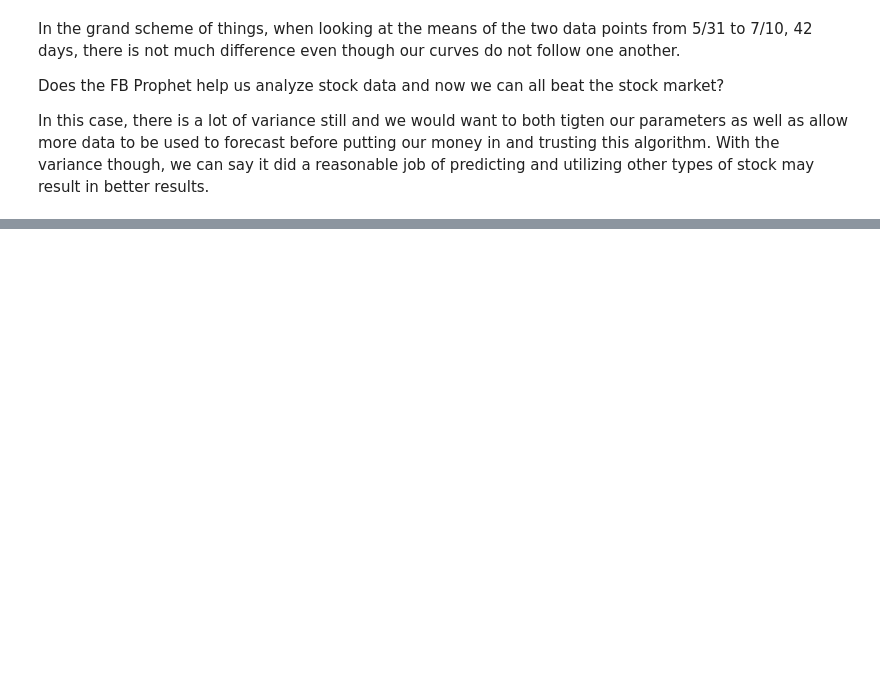
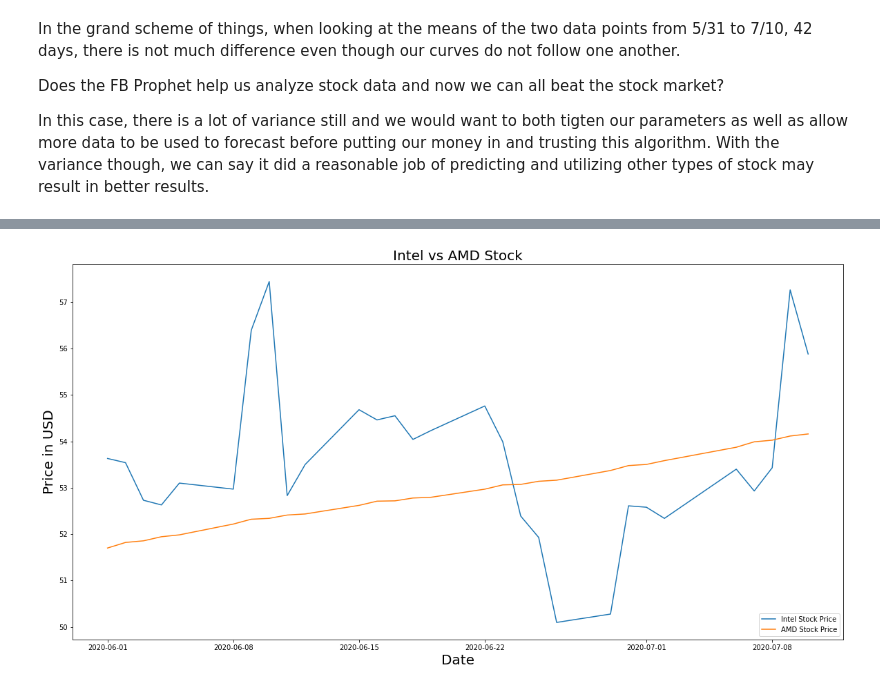
Before and after one commit to ewr2703/Python-and-R-Coding, a Jupyter notebook: Stock Prediction/AMD_Stock_Price_Prediction_FB_Prophet.ipynb, the cells around one changed output, grey strips where cells are left out. Drawn from its saved outputs; the diff is of its cells as text; code cells hidden in the pictures; blank space fills up the shorter version.

Commit message:
AMD Stock Prediction

```diff
--- a/Stock Prediction/AMD_Stock_Price_Prediction_FB_Prophet.ipynb
+++ b/Stock Prediction/AMD_Stock_Price_Prediction_FB_Prophet.ipynb
@@ -533,0 +538,11 @@ In this case, there is a lot of variance still and we would want to both tigten
+# %%
+# Grab the data for AMD
+intel_org = web.DataReader('INTC', data_source='yahoo', start = "2020-07-01", end = '2020-07-28')
+amd_new = web.DataReader('AMD', data_source='yahoo', start = "2020-07-01", end = '2020-07-28')
+# %%
+# We only need the Close column
+
+intel_org.reset_index(inplace = True, drop = False)
+amd_new.reset_index(inplace = True, drop = False)
+intel_org = intel_org[["Date","Close"]]
+amd_new = amd_new[["Date","Close"]]
@@ -533,0 +551,9 @@ In this case, there is a lot of variance still and we would want to both tigten
+# %%
+# Merge the dataframes using outer on the Date column.
+# This was the reason we needed to rename the column for the time_period data frame from ds back to Date.
+merged_new = pd.merge(intel_org, amd_new, on='Date', how='outer')
+# Dropout rows with NA. The merge would have geenrated NaN values for the original data set since fbprophet forecasted for weekends.
+merged_new = merged_new.dropna()
+# Rename the columns for clarity
+merged_new = merged_new.rename(columns={"Close_x": "Intel", "Close_y": "AMD"})
+merged_new
@@ -533,0 +578,13 @@ In this case, there is a lot of variance still and we would want to both tigten
+# %%
+# Make a new dataframe with just the columns we want to compare
+new_merged = merged_new[["Intel", "AMD"]]
+plt.figure(figsize=(20,10))
+plt.title("Intel vs AMD Stock", fontsize = 20)
+plt.plot(merged['Actual Stock Price'])
+plt.plot(merged['Predicted Stock Price'])
+plt.xlabel('Date', fontsize=20)
+plt.ylabel('Price in USD', fontsize = 20)
+plt.legend(["Intel Stock Price", "AMD Stock Price"], loc ="lower right")
+plt.show()
+# %% [output]
+[figure, added]
```
Also changed, not shown: parts of 12 cells of this notebook, 3 other files.
